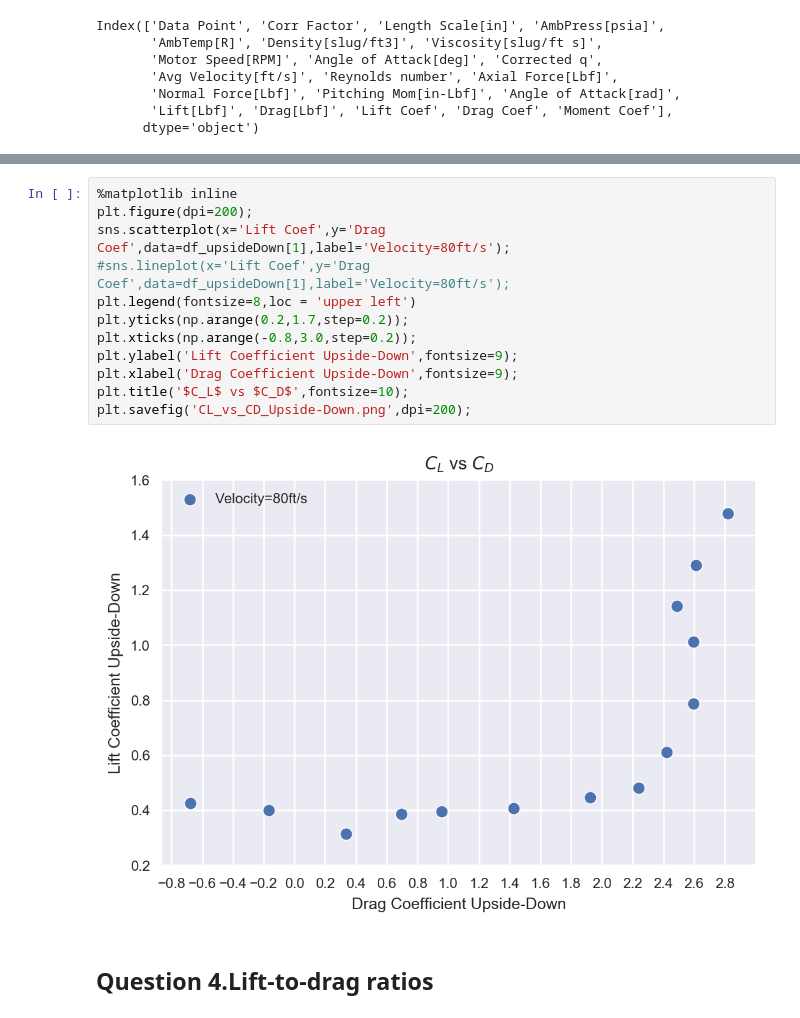
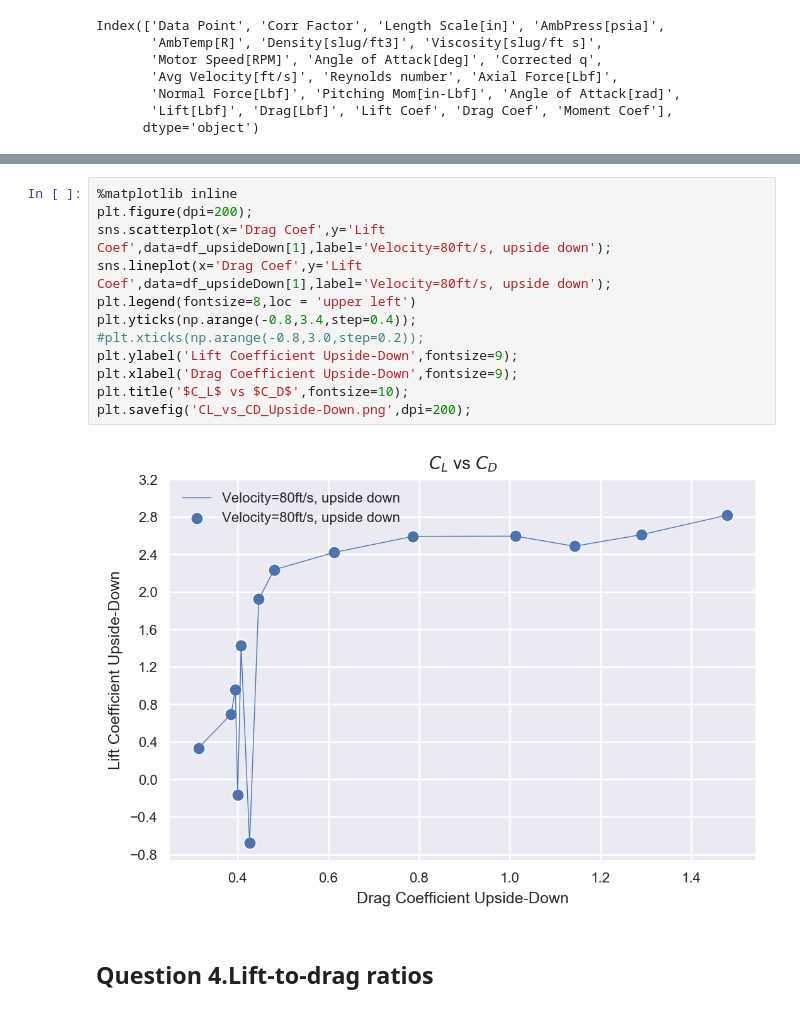
Before and after one commit to RandyChen233/AE460-aerodynamics-propulsion-Lab, a Jupyter notebook: design_lab/data_processing.ipynb, the cells around one changed output, grey strips where cells are left out. Saved outputs shown, nothing was run; the diff lists cells and outputs as text.

```diff
--- a/design_lab/data_processing.ipynb
+++ b/design_lab/data_processing.ipynb
@@ -578,17 +600,17 @@ plt.savefig('drag_plot_Upside-Down.png',dpi=200);
 # %%
 %matplotlib inline
 plt.figure(dpi=200);
-sns.scatterplot(x='Lift Coef',y='Drag Coef',data=df_upsideDown[1],label='Velocity=80ft/s');
-#sns.lineplot(x='Lift Coef',y='Drag Coef',data=df_upsideDown[1],label='Velocity=80ft/s');
+sns.scatterplot(x='Drag Coef',y='Lift Coef',data=df_upsideDown[1],label='Velocity=80ft/s, upside down');
+sns.lineplot(x='Drag Coef',y='Lift Coef',data=df_upsideDown[1],label='Velocity=80ft/s, upside down');
 plt.legend(fontsize=8,loc = 'upper left')
-plt.yticks(np.arange(0.2,1.7,step=0.2));
-plt.xticks(np.arange(-0.8,3.0,step=0.2));
+plt.yticks(np.arange(-0.8,3.4,step=0.4));
+#plt.xticks(np.arange(-0.8,3.0,step=0.2));
 plt.ylabel('Lift Coefficient Upside-Down',fontsize=9);
 plt.xlabel('Drag Coefficient Upside-Down',fontsize=9);
 plt.title('$C_L$ vs $C_D$',fontsize=10);
 plt.savefig('CL_vs_CD_Upside-Down.png',dpi=200);
 # %% [output]
-[figure, old version]
+[figure, new version]
 # %% [markdown]
 ## Question 4.Lift-to-drag ratios
 # %%
```
Also changed, not shown: parts of 13 cells of this notebook, 12 other files.
